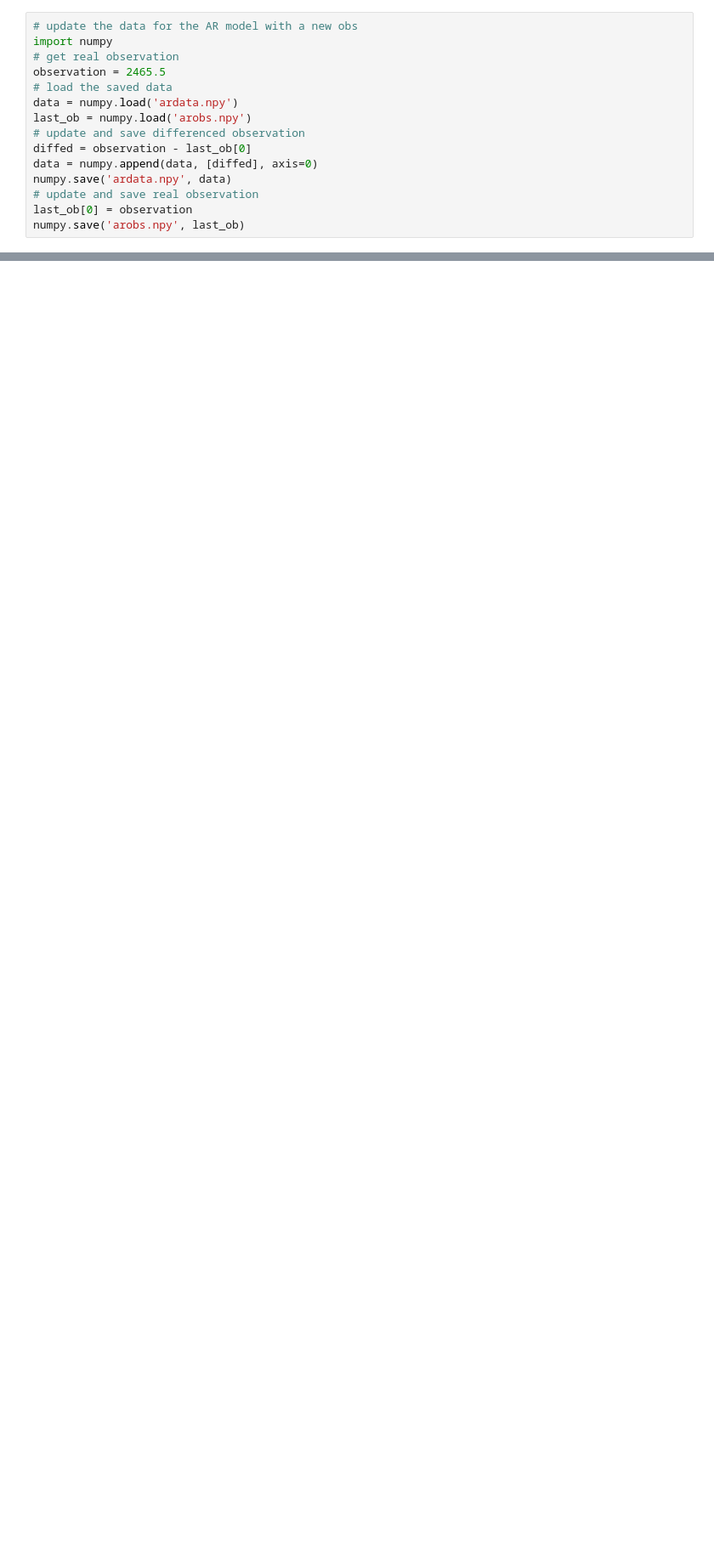
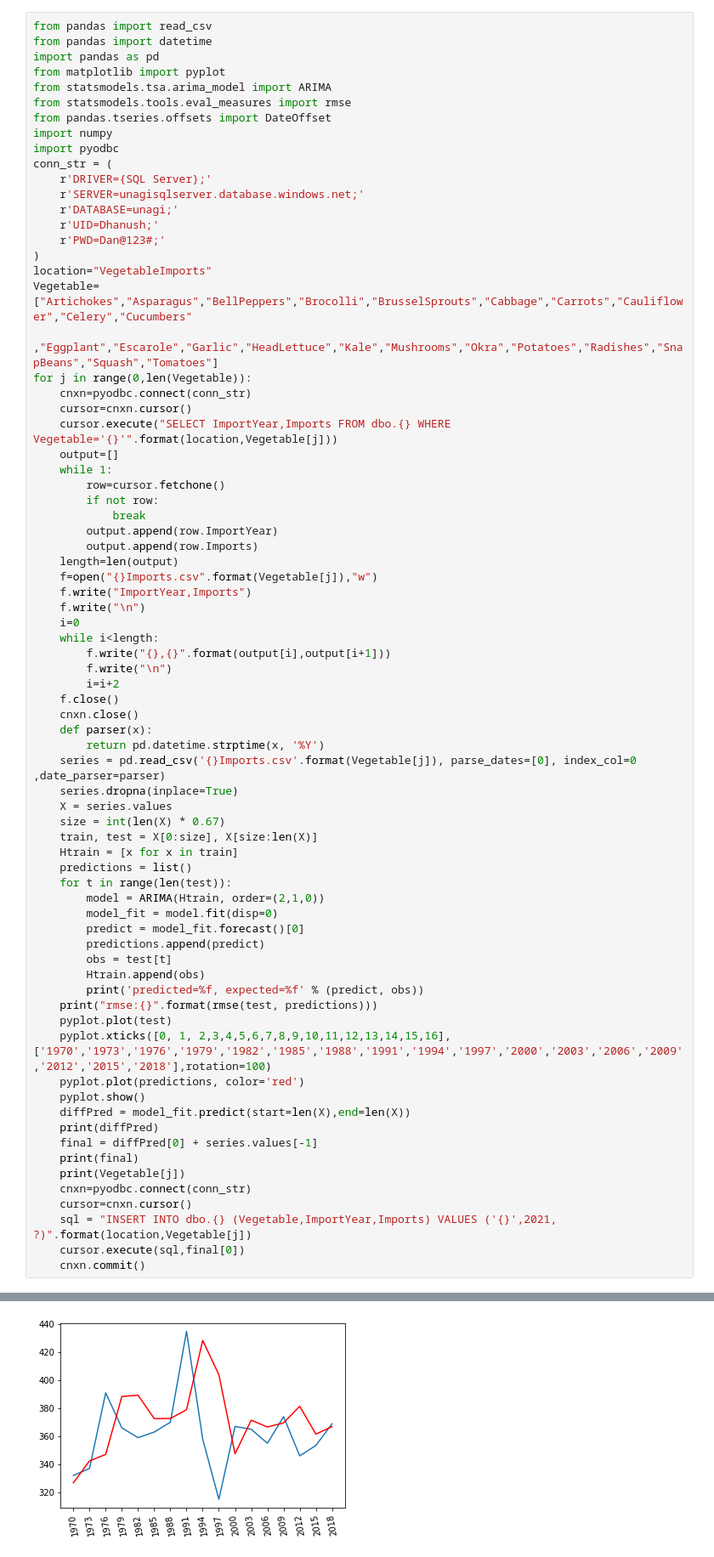
Before and after one commit to TeamUnagi/ML, a Jupyter notebook: ARIMApred.ipynb, the cells around one changed output, grey strips where cells are left out. Shown at 85% size. Saved outputs shown, nothing was run; the diff lists cells and outputs as text; blank space fills up the shorter version.

Commit message:
danny commiting

```diff
--- a/ARIMApred.ipynb
+++ b/ARIMApred.ipynb
@@ -89,15 +1,75 @@ Prediction: 2458.906059
-# %%
-# update the data for the AR model with a new obs
-import numpy
-# get real observation
-observation = 2465.5
-# load the saved data
-data = numpy.load('ardata.npy')
-last_ob = numpy.load('arobs.npy')
-# update and save differenced observation
-diffed = observation - last_ob[0]
-data = numpy.append(data, [diffed], axis=0)
-numpy.save('ardata.npy', data)
-# update and save real observation
-last_ob[0] = observation
-numpy.save('arobs.npy', last_ob)
+# %%
+from pandas import read_csv
+from pandas import datetime
+import pandas as pd
+from matplotlib import pyplot
+from statsmodels.tsa.arima_model import ARIMA
+from statsmodels.tools.eval_measures import rmse
+from pandas.tseries.offsets import DateOffset
+import numpy
+import pyodbc
+conn_str = (
+    r'DRIVER={SQL Server};'
+    r'SERVER=unagisqlserver.database.windows.net;'
+    r'DATABASE=unagi;'
+    r'UID=Dhanush;'
+    r'PWD=Dan@123#;'
+)
+location="VegetableImports"
+Vegetable=["Artichokes","Asparagus","BellPeppers","Brocolli","BrusselSprouts","Cabbage","Carrots","Cauliflower","Celery","Cucumbers"
+          ,"Eggplant","Escarole","Garlic","HeadLettuce","Kale","Mushrooms","Okra","Potatoes","Radishes","SnapBeans","Squash","Tomatoes"]
+for j in range(0,len(Vegetable)):
+    cnxn=pyodbc.connect(conn_str)
+    cursor=cnxn.cursor()
+    cursor.execute("SELECT ImportYear,Imports FROM dbo.{} WHERE Vegetable='{}'".format(location,Vegetable[j]))
+    output=[]
+    while 1:
+        row=cursor.fetchone()
+        if not row:
+            break
+        output.append(row.ImportYear)
+        output.append(row.Imports)
+    length=len(output)
+    f=open("{}Imports.csv".format(Vegetable[j]),"w")
+    f.write("ImportYear,Imports")
+    f.write("\n")
+    i=0
+    while i<length:
+        f.write("{},{}".format(output[i],output[i+1]))
+        f.write("\n")
+        i=i+2
+    f.close()
+    cnxn.close()
+    def parser(x):
+        return pd.datetime.strptime(x, '%Y')
+    series = pd.read_csv('{}Imports.csv'.format(Vegetable[j]), parse_dates=[0], index_col=0 ,date_parser=parser)
+    series.dropna(inplace=True)
+    X = series.values
+    size = int(len(X) * 0.67)
+    train, test = X[0:size], X[size:len(X)]
+    Htrain = [x for x in train]
+    predictions = list()
+    for t in range(len(test)):
+        model = ARIMA(Htrain, order=(2,1,0))
+        model_fit = model.fit(disp=0)
+        predict = model_fit.forecast()[0]
+        predictions.append(predict)
+        obs = test[t]
+        Htrain.append(obs)
+        print('predicted=%f, expected=%f' % (predict, obs))
+    print("rmse:{}".format(rmse(test, predictions)))
+    pyplot.plot(test)
+    pyplot.xticks([0, 1, 2,3,4,5,6,7,8,9,10,11,12,13,14,15,16], ['1970','1973','1976','1979','1982','1985','1988','1991','1994','1997','2000','2003','2006','2009','2012','2015','2018'],rotation=100)
+    pyplot.plot(predictions, color='red')
+    pyplot.show()
+    diffPred = model_fit.predict(start=len(X),end=len(X))
+    print(diffPred)
+    final = diffPred[0] + series.values[-1]
+    print(final)
+    print(Vegetable[j])
+    cnxn=pyodbc.connect(conn_str)
+    cursor=cnxn.cursor()
+    sql = "INSERT INTO dbo.{} (Vegetable,ImportYear,Imports) VALUES ('{}',2021, ?)".format(location,Vegetable[j])
+    cursor.execute(sql,final[0])
+    cnxn.commit()
+# %% [output]
@@ -103,0 +94 @@ numpy.save('arobs.npy', last_ob)
+[figure, added]
```
Also changed, not shown: parts of 3 cells of this notebook.
